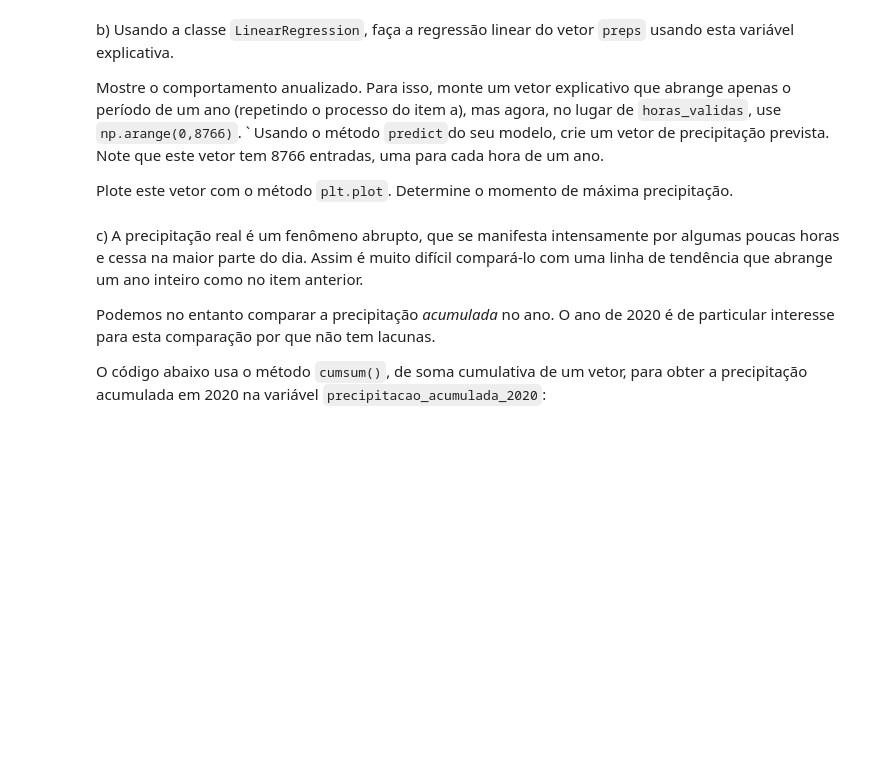
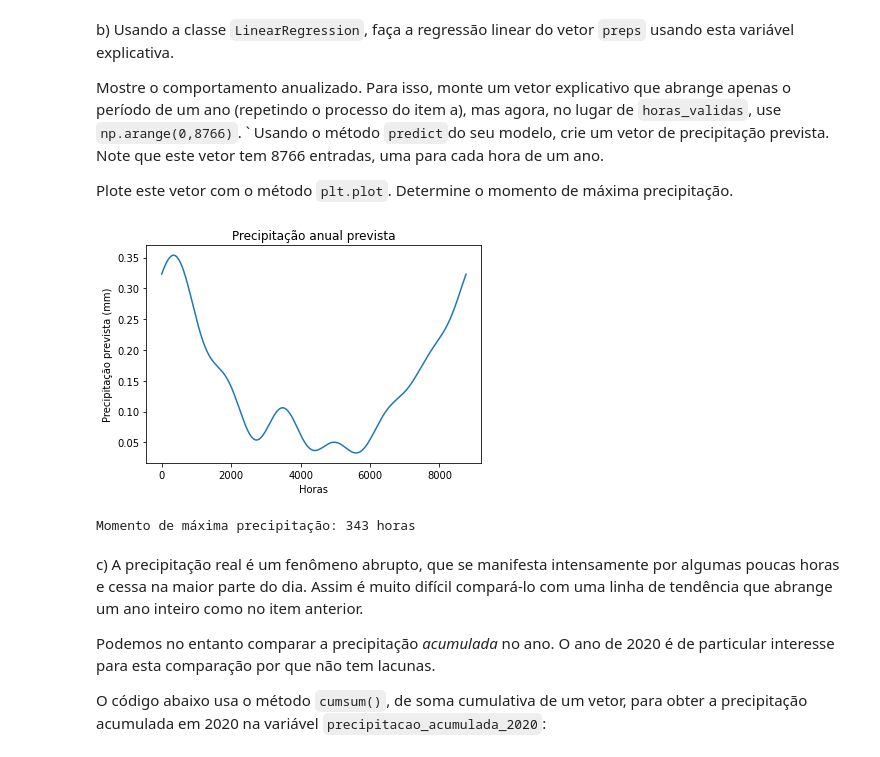
Before and after one commit to KndHvH/367, a Jupyter notebook: POLI/ML/14.05/PECE_AP1_Exercícios_Regressão_Linear_2024(1).ipynb, the cells around one changed output. Drawn from its saved outputs; the diff is of its cells as text; code cells hidden in the pictures; blank space fills up the shorter version.

````diff
--- a/POLI/ML/14.05/PECE_AP1_Exercícios_Regressão_Linear_2024(1).ipynb
+++ b/POLI/ML/14.05/PECE_AP1_Exercícios_Regressão_Linear_2024(1).ipynb
@@ -546,3 +543,20 @@ A matriz dos cossenos deve ser equivalente, mas com a função cosseno.
 Monte a matriz completa de variáveis explicativas ```senos_cossenos```  com o comando  ```senos_cossenos = np.concat([senos, cossenos], axis=1)```
 
 Verifique que a matriz ```senos_cossenos``` tem 12 colunas e tantas linhas quanto as entradas no vetor ```preps```.
+# %%
+import numpy as np
+import matplotlib.pyplot as plt
+
+period_base = 8766
+
+num_harmonics = 6
+senos = np.zeros((len(horas_validas), num_harmonics))
+cossenos = np.zeros((len(horas_validas), num_harmonics))
+
+for j in range(num_harmonics):
+    senos[:, j] = np.sin((horas_validas * (j + 1) * 2 * np.pi) / period_base)
+    cossenos[:, j] = np.cos((horas_validas * (j + 1) * 2 * np.pi) / period_base)
+
+senos_cossenos = np.concatenate([senos, cossenos], axis=1)
+
+print(senos_cossenos.shape)
@@ -557,6 +573,37 @@ Note que este vetor tem 8766 entradas, uma para cada hora de um ano.
 
 Plote este vetor com o método ```plt.plot```.
 Determine o momento de máxima precipitação.
+# %%
+from sklearn.linear_model import LinearRegression
+
+senos_cossenos = np.concatenate([senos, cossenos], axis=1)
+
+model = LinearRegression()
+model.fit(senos_cossenos, preps)
+
+horas_ano = np.arange(0, 8766)
+senos_ano = np.zeros((len(horas_ano), num_harmonics))
+cossenos_ano = np.zeros((len(horas_ano), num_harmonics))
+
+for j in range(num_harmonics):
+    senos_ano[:, j] = np.sin((horas_ano * (j + 1) * 2 * np.pi) / period_base)
+    cossenos_ano[:, j] = np.cos((horas_ano * (j + 1) * 2 * np.pi) / period_base)
+
+senos_cossenos_ano = np.concatenate([senos_ano, cossenos_ano], axis=1)
+
+preps_pred = model.predict(senos_cossenos_ano)
+
+plt.plot(horas_ano, preps_pred)
+plt.xlabel('Horas')
+plt.ylabel('Precipitação prevista (mm)')
+plt.title('Precipitação anual prevista')
+plt.show()
+
+max_precip_time = horas_ano[np.argmax(preps_pred)]
+print(f"Momento de máxima precipitação: {max_precip_time} horas")
+# %% [output]
+[figure, added]
+Momento de máxima precipitação: 343 horas
 # %% [markdown]
 c) A precipitação real é um fenômeno abrupto, que se manifesta intensamente por algumas poucas horas e cessa na maior parte do dia.
 Assim é muito difícil compará-lo com uma linha de tendência que abrange um ano inteiro como no item anterior.
````
Also changed, not shown: parts of 7 cells of this notebook.
